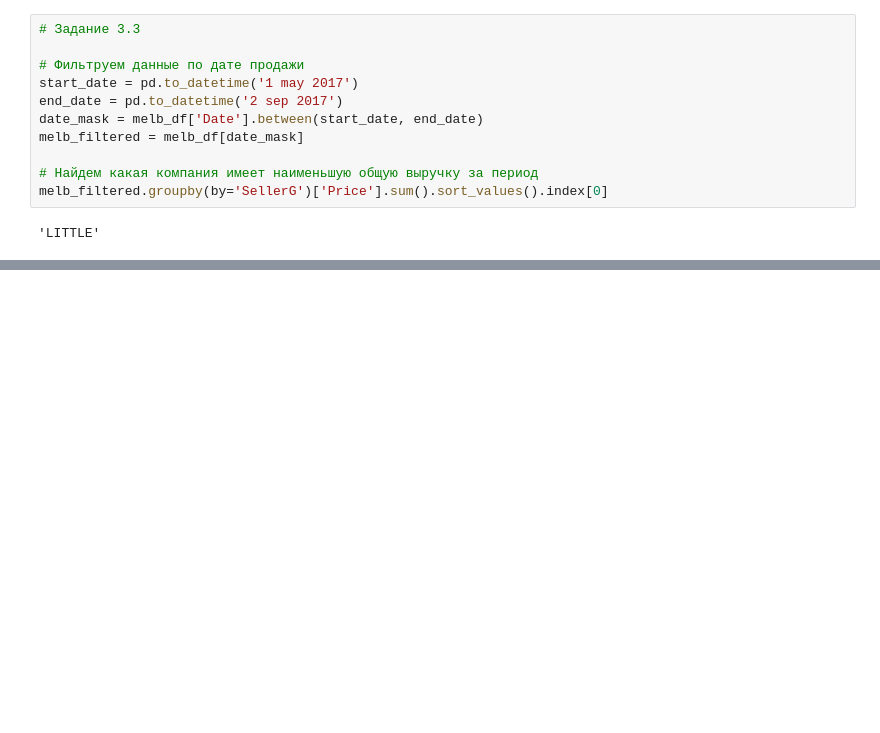
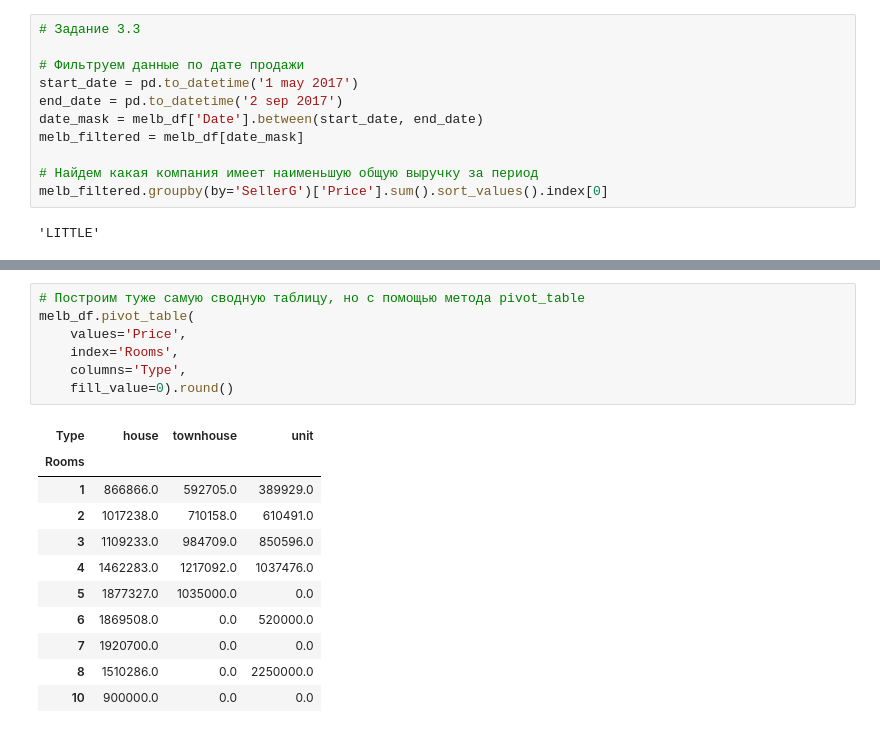
Before and after one commit to thetitorenko/sf_dspr_code, a Jupyter notebook: 01-block/05-python_12/05-python_12.ipynb, the cells around one changed output, grey strips where cells are left out. Cells and saved outputs as stored; diff of their text form; blank space fills up the shorter version.

```diff
--- a/01-block/05-python_12/05-python_12.ipynb
+++ b/01-block/05-python_12/05-python_12.ipynb
@@ -297,0 +355,19 @@ melb_filtered.groupby(by='SellerG')['Price'].sum().sort_values().index[0]
+# %%
+# Построим туже самую сводную таблицу, но с помощью метода pivot_table
+melb_df.pivot_table(
+    values='Price',
+    index='Rooms',
+    columns='Type',
+    fill_value=0).round()
+# %% [output]
+| Type | house | townhouse | unit |
+| Rooms |  |  |  |
+| 1 | 866866.0 | 592705.0 | 389929.0 |
+| 2 | 1017238.0 | 710158.0 | 610491.0 |
+| 3 | 1109233.0 | 984709.0 | 850596.0 |
+| 4 | 1462283.0 | 1217092.0 | 1037476.0 |
+| 5 | 1877327.0 | 1035000.0 | 0.0 |
+| 6 | 1869508.0 | 0.0 | 520000.0 |
+| 7 | 1920700.0 | 0.0 | 0.0 |
+| 8 | 1510286.0 | 0.0 | 2250000.0 |
+| 10 | 900000.0 | 0.0 | 0.0 |
```
Also changed, not shown: parts of 14 cells of this notebook.
